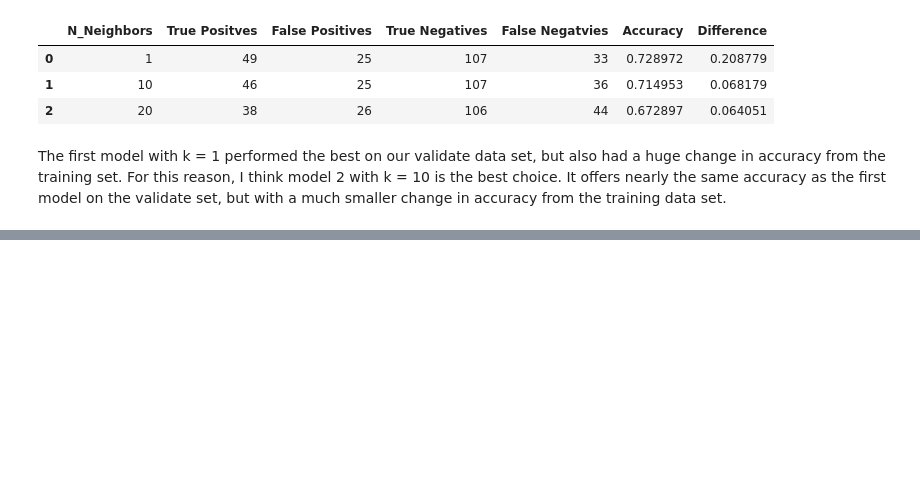
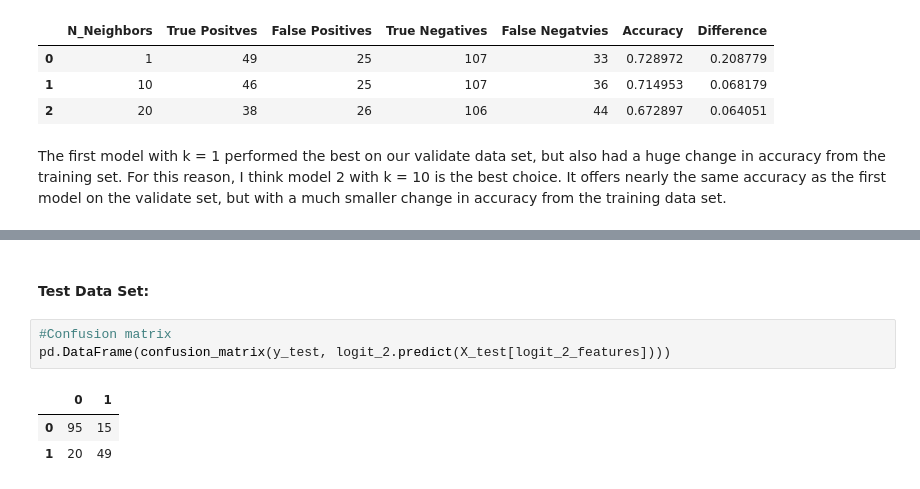
Before and after one commit to johnathon-smith/classification-exercises, a Jupyter notebook: model.ipynb, the cells around one changed output, grey strips where cells are left out. Cells and saved outputs as stored; diff of their text form; blank space fills up the shorter version.

```diff
--- a/model.ipynb
+++ b/model.ipynb
@@ -608,0 +927,9 @@ The first model with k = 1 performed the best on our validate data set, but also
+# %% [markdown]
+#### Test Data Set:
+# %%
+#Confusion matrix
+pd.DataFrame(confusion_matrix(y_test, logit_2.predict(X_test[logit_2_features])))
+# %% [output]
+|  | 0 | 1 |
+| 0 | 95 | 15 |
+| 1 | 20 | 49 |
```
Also changed, not shown: parts of 55 cells of this notebook, 1 other file.
